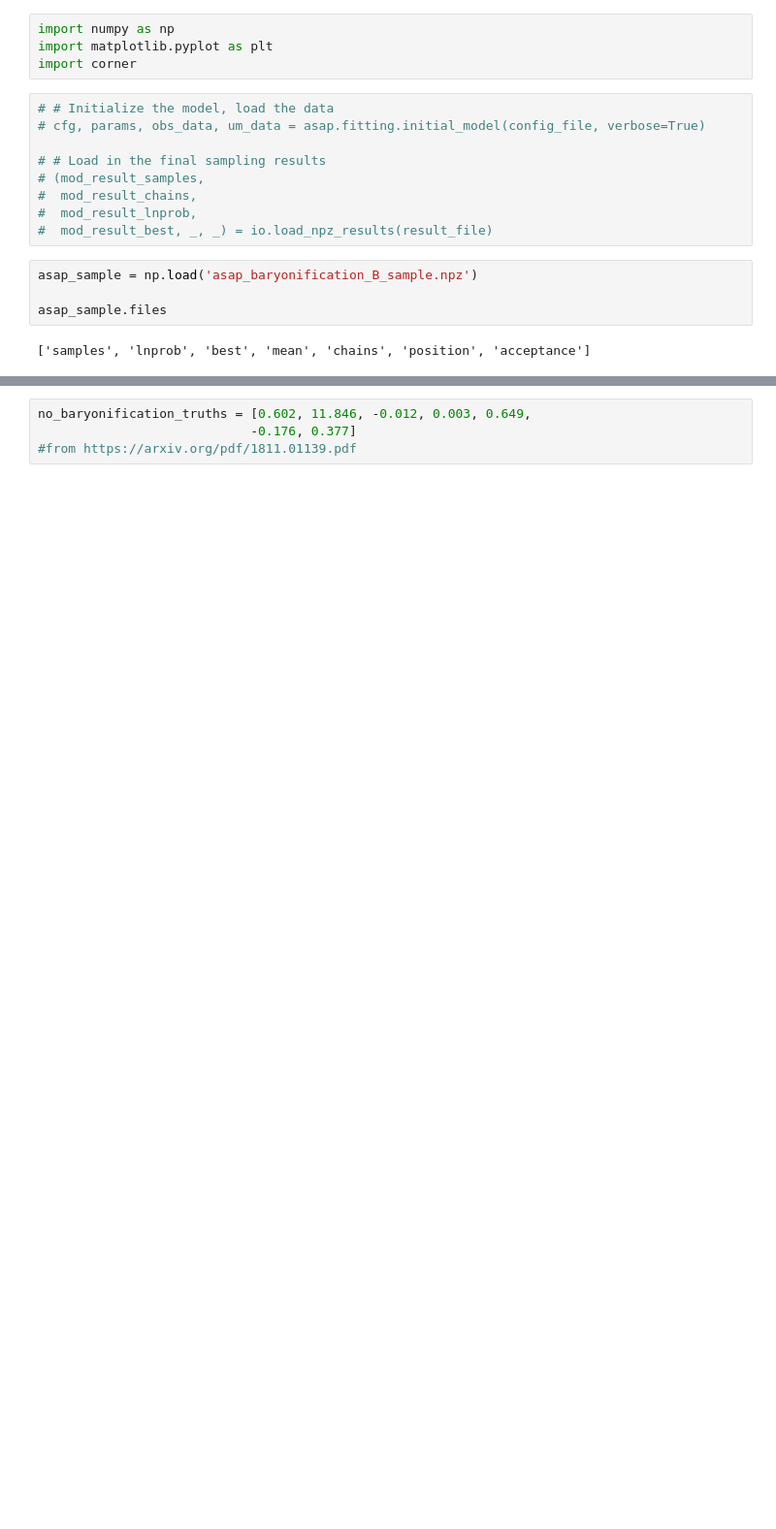
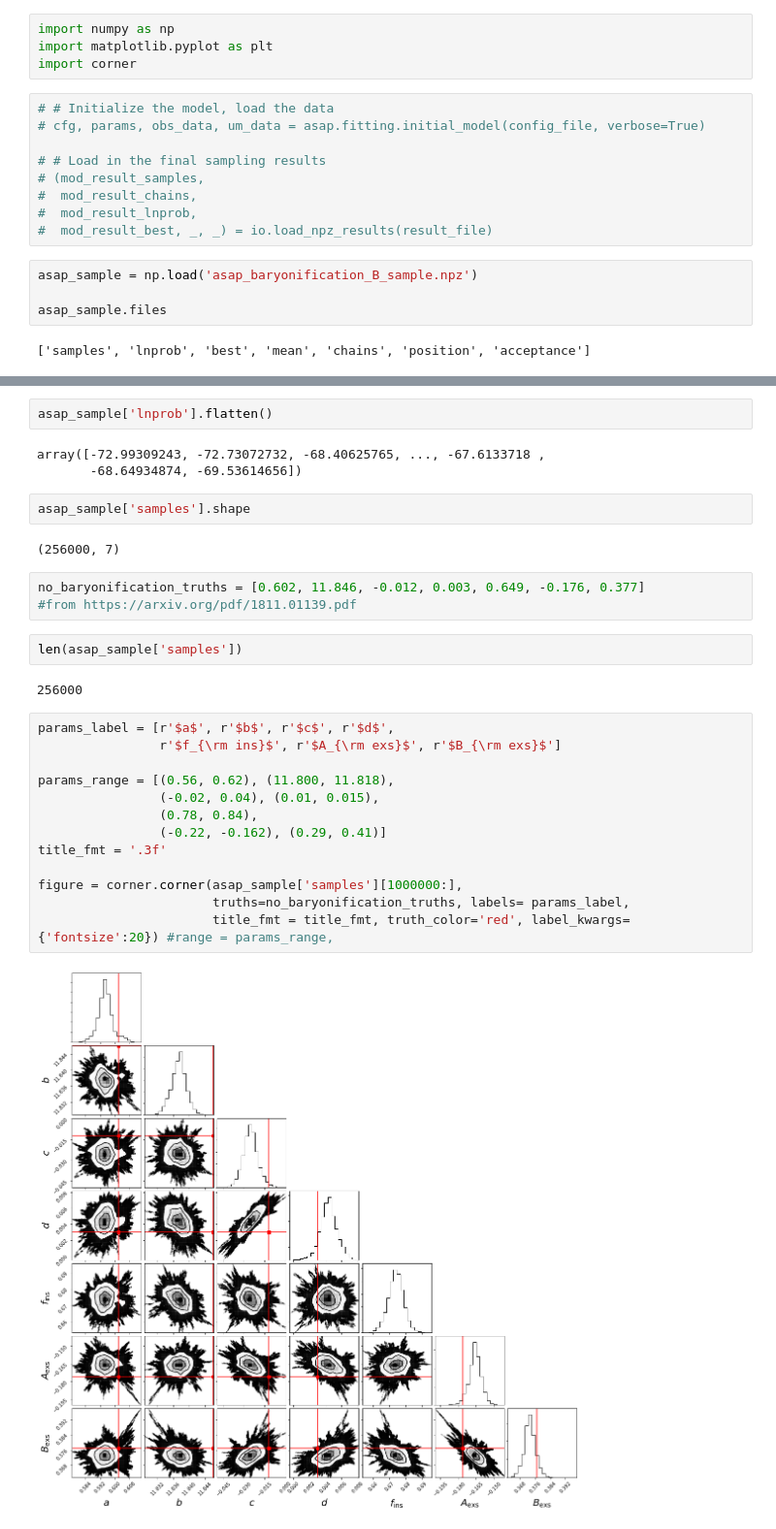
Before and after one commit to f-ardila/baryonic_effects, a Jupyter notebook: modelB_testing.ipynb, the cells around one changed output, grey strips where cells are left out. Shown at 97% size. Drawn from its saved outputs; the diff is of its cells as text; blank space fills up the shorter version.

```diff
--- a/modelB_testing.ipynb
+++ b/modelB_testing.ipynb
@@ -25,4 +61,31 @@ array([ 5.95517611e-01,  1.18374039e+01, -4.51720209e-02,  6.54425302e-04,
+# %%
+asap_sample['lnprob'].flatten()
+# %% [output]
+array([-72.99309243, -72.73072732, -68.40625765, ..., -67.6133718 ,
+       -68.64934874, -69.53614656])
+# %%
+asap_sample['samples'].shape
+# %% [output]
+(256000, 7)
 # %%
-no_baryonification_truths = [0.602, 11.846, -0.012, 0.003, 0.649,
-                            -0.176, 0.377]
+no_baryonification_truths = [0.602, 11.846, -0.012, 0.003, 0.649, -0.176, 0.377]
 #from https://arxiv.org/pdf/1811.01139.pdf
+# %%
+len(asap_sample['samples'])
+# %% [output]
+256000
+# %%
+params_label = [r'$a$', r'$b$', r'$c$', r'$d$',
+                r'$f_{\rm ins}$', r'$A_{\rm exs}$', r'$B_{\rm exs}$']
+
+params_range = [(0.56, 0.62), (11.800, 11.818),
+                (-0.02, 0.04), (0.01, 0.015),
+                (0.78, 0.84),
+                (-0.22, -0.162), (0.29, 0.41)]
+title_fmt = '.3f'
+
+figure = corner.corner(asap_sample['samples'][1000000:],
+                       truths=no_baryonification_truths, labels= params_label,
+                       title_fmt = title_fmt, truth_color='red', label_kwargs={'fontsize':20}) #range = params_range,
+# %% [output]
+[figure, added]
```
Also changed, not shown: parts of 13 cells of this notebook.
